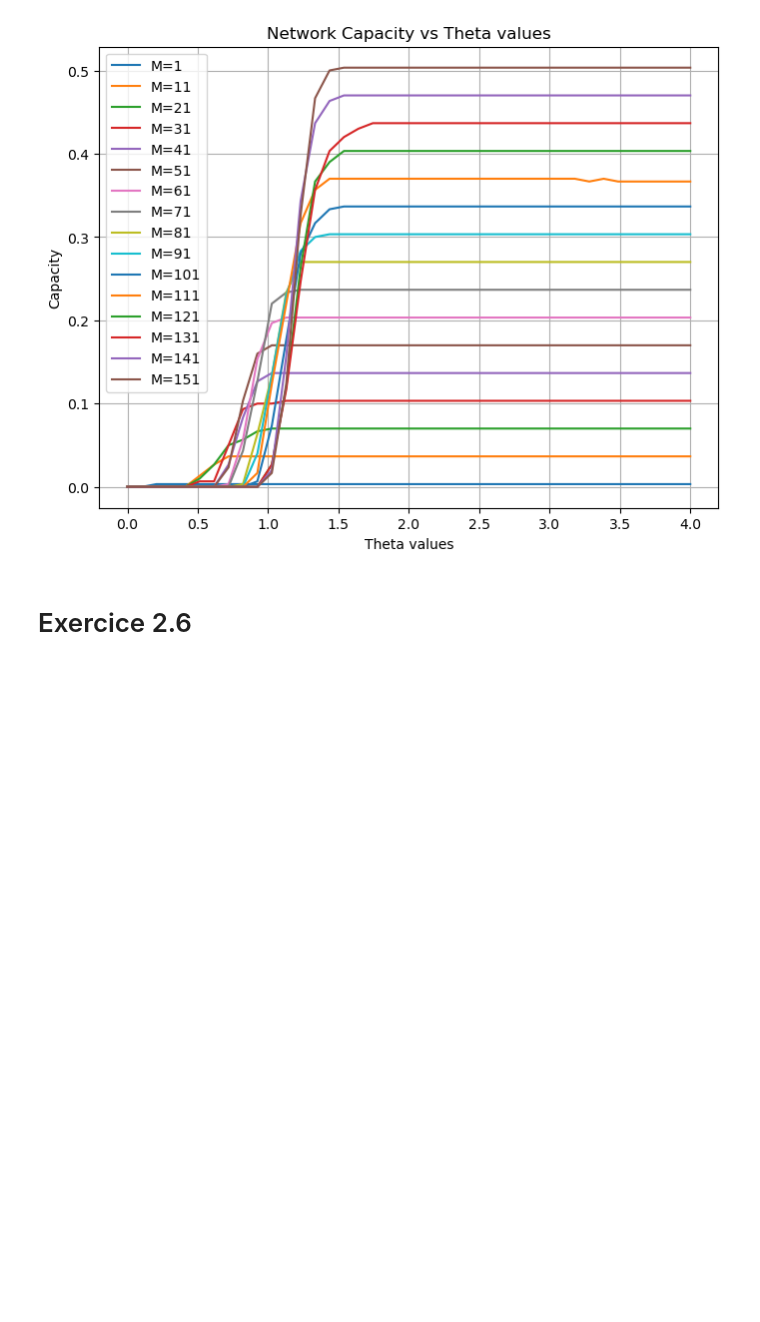
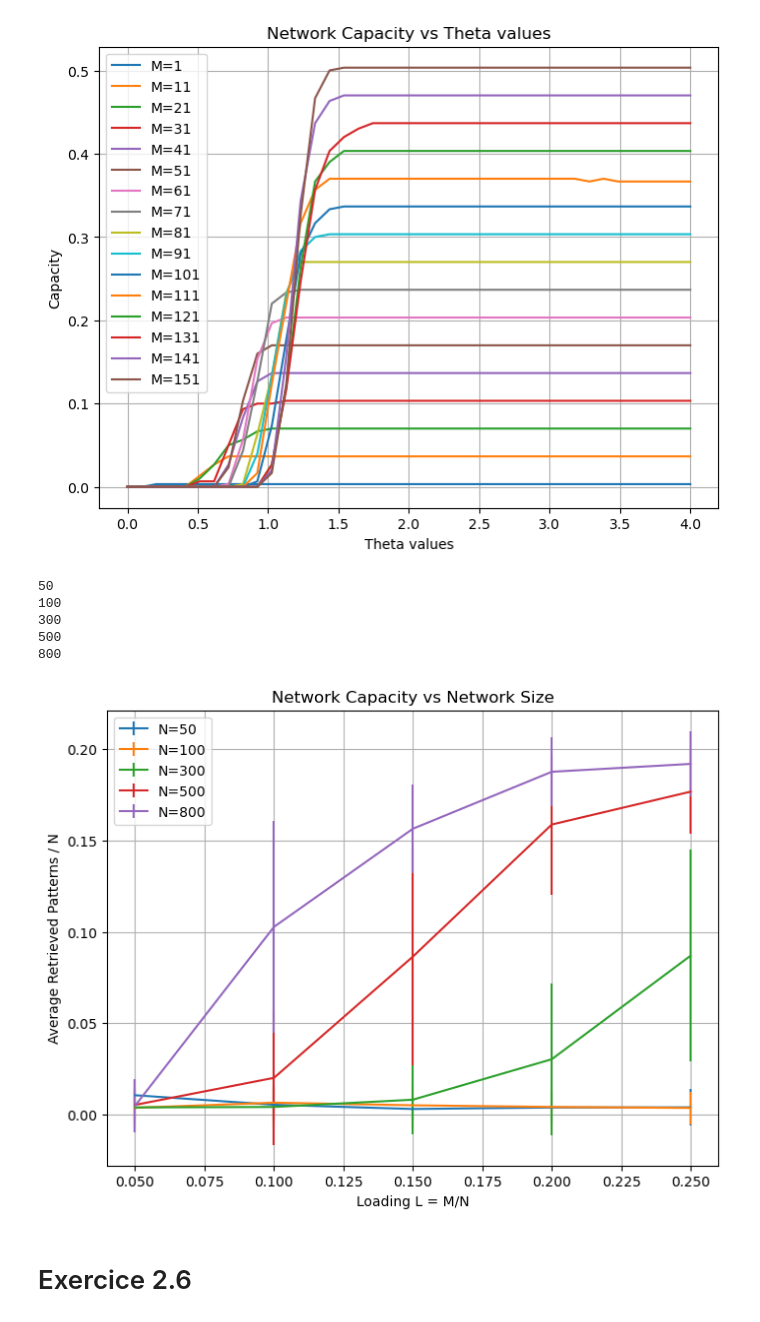
Before and after one commit to AdrienFeillard/CNNN-project, a Jupyter notebook: Exo2.ipynb, the cells around one changed output. Drawn from its saved outputs; the diff is of its cells as text; code cells hidden in the pictures; blank space fills up the shorter version.

```diff
--- a/Exo2.ipynb
+++ b/Exo2.ipynb
@@ -196,6 +196,22 @@ T = 20   # Time steps
 F.capacity_study_theta(N,M_values,a,b, theta_values,trials=10)
 # %% [output]
 [figure]
+# %%
+importlib.reload(F)
+
+# Example usage
+N_values = [50,100,300,500,800]
+loading_values = [0.05, 0.1, 0.15, 0.2, 0.25]
+a=0.1
+theta=1
+F.capacity_study_V2(N_values,a,theta, loading_values)
+# %% [output]
+50
+100
+300
+500
+800
+[figure, added]
 # %% [markdown]
 # Exercice 2.6
 # %%
```
Also changed, not shown: 3 other files.
